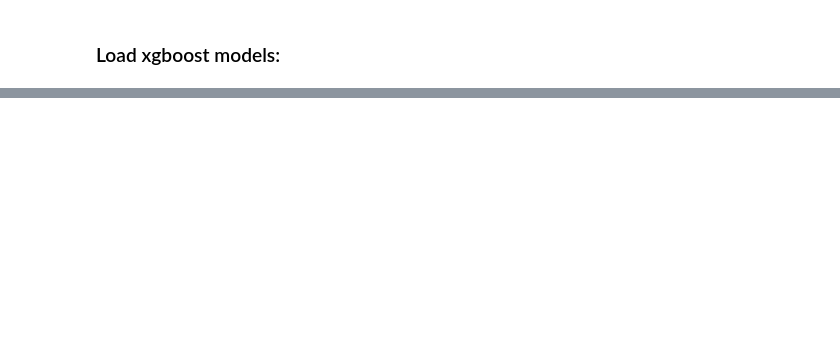
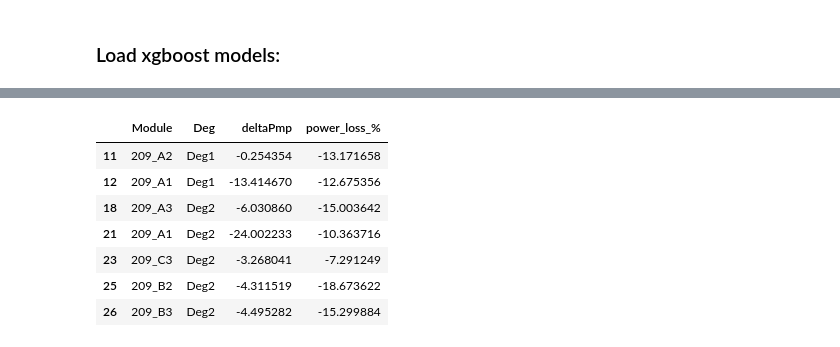
Before and after one commit to sandialabs/pvcracks, a Jupyter notebook: docs/Examples/example_xgboost.ipynb, the cells around one changed output, grey strips where cells are left out. Saved outputs shown, nothing was run; the diff lists cells and outputs as text; code cells hidden in the pictures; blank space fills up the shorter version.

```diff
--- a/docs/Examples/example_xgboost.ipynb
+++ b/docs/Examples/example_xgboost.ipynb
@@ -97,0 +86,11 @@ df_predictions
+# %%
+Cell9Degs[['Module', 'Deg', 'deltaPmp', 'power_loss_%']]
+# %% [output]
+|  | Module | Deg | deltaPmp | power_loss_% |
+| 11 | 209_A2 | Deg1 | -0.254354 | -13.171658 |
+| 12 | 209_A1 | Deg1 | -13.414670 | -12.675356 |
+| 18 | 209_A3 | Deg2 | -6.030860 | -15.003642 |
+| 21 | 209_A1 | Deg2 | -24.002233 | -10.363716 |
+| 23 | 209_C3 | Deg2 | -3.268041 | -7.291249 |
+| 25 | 209_B2 | Deg2 | -4.311519 | -18.673622 |
+| 26 | 209_B3 | Deg2 | -4.495282 | -15.299884 |
```
Also changed, not shown: parts of 15 cells of this notebook, 2 other files.
